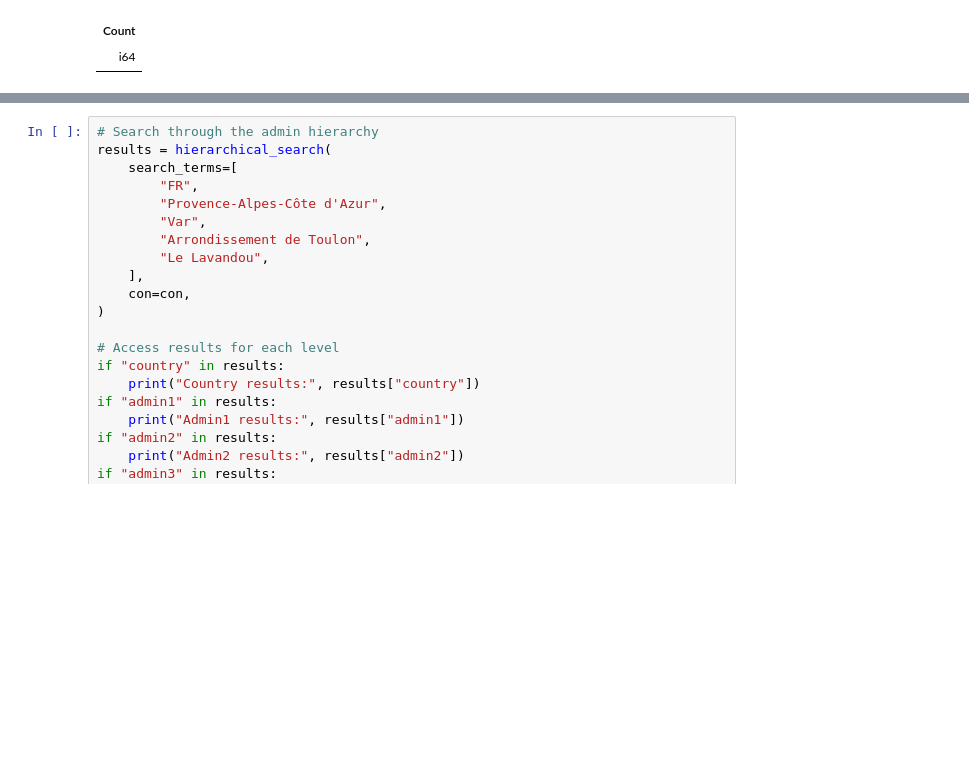
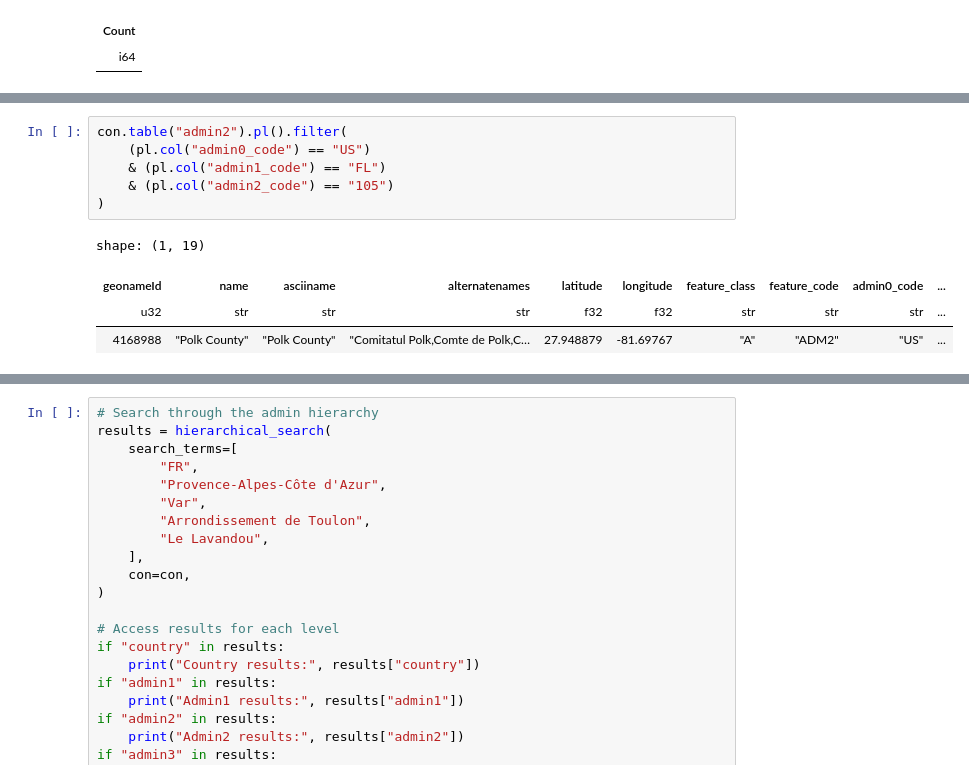
Before and after one commit to SamBroomy/heisenberg, a Jupyter notebook: test.ipynb, the cells around one changed output, grey strips where cells are left out. Saved outputs shown, nothing was run; the diff lists cells and outputs as text; blank space fills up the shorter version.

```diff
--- a/test.ipynb
+++ b/test.ipynb
@@ -1800,0 +1888,11 @@ shape: (10, 11)
+# %%
+con.table("admin2").pl().filter(
+    (pl.col("admin0_code") == "US")
+    & (pl.col("admin1_code") == "FL")
+    & (pl.col("admin2_code") == "105")
+)
+# %% [output]
+shape: (1, 19)
+| geonameId | name | asciiname | alternatenames | latitude | longitude | feature_class | feature_code | admin0_code | ... |
+| u32 | str | str | str | f32 | f32 | str | str | str | ... |
+| 4168988 | "Polk County" | "Polk County" | "Comitatul Polk,Comte de Polk,C… | 27.948879 | -81.69767 | "A" | "ADM2" | "US" | ... |
```
Also changed, not shown: parts of 9 cells of this notebook, 1 other file.
